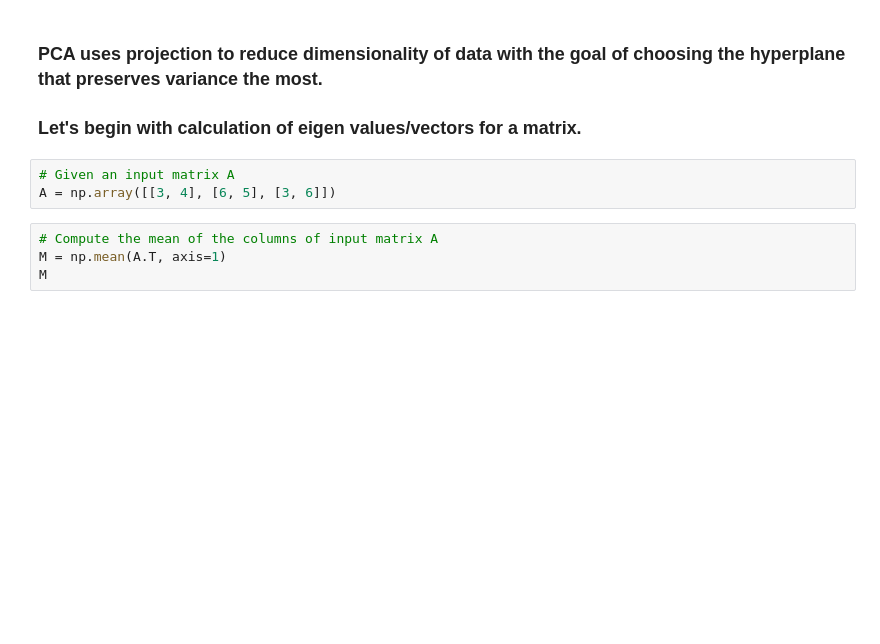
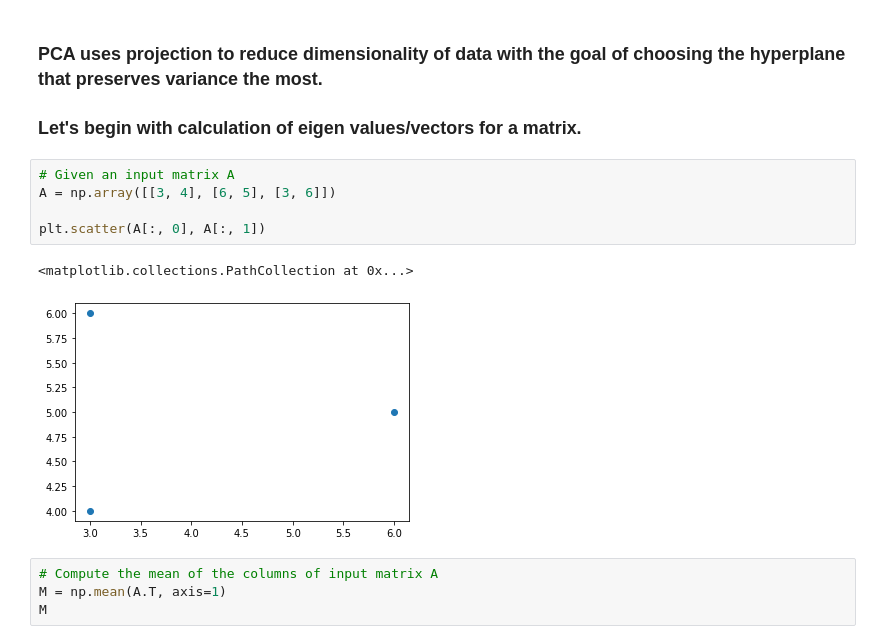
Before and after one commit to Shridhar2602/ML_TA_IIITB_2023, a Jupyter notebook: session-9-pca-linearSVM/PCA Tutorial.ipynb, the cells around one changed output. Drawn from its saved outputs; the diff is of its cells as text; blank space fills up the shorter version.

```diff
--- a/session-9-pca-linearSVM/PCA Tutorial.ipynb
+++ b/session-9-pca-linearSVM/PCA Tutorial.ipynb
@@ -19,6 +19,11 @@ import numpy as np
 # %%
 # Given an input matrix A
 A = np.array([[3, 4], [6, 5], [3, 6]])
+
+plt.scatter(A[:, 0], A[:, 1])
+# %% [output]
+<matplotlib.collections.PathCollection at 0x...>
+[figure, added]
 # %%
 # Compute the mean of the columns of input matrix A
 M = np.mean(A.T, axis=1)
```
Also changed, not shown: parts of 6 cells of this notebook, 1 other file.
